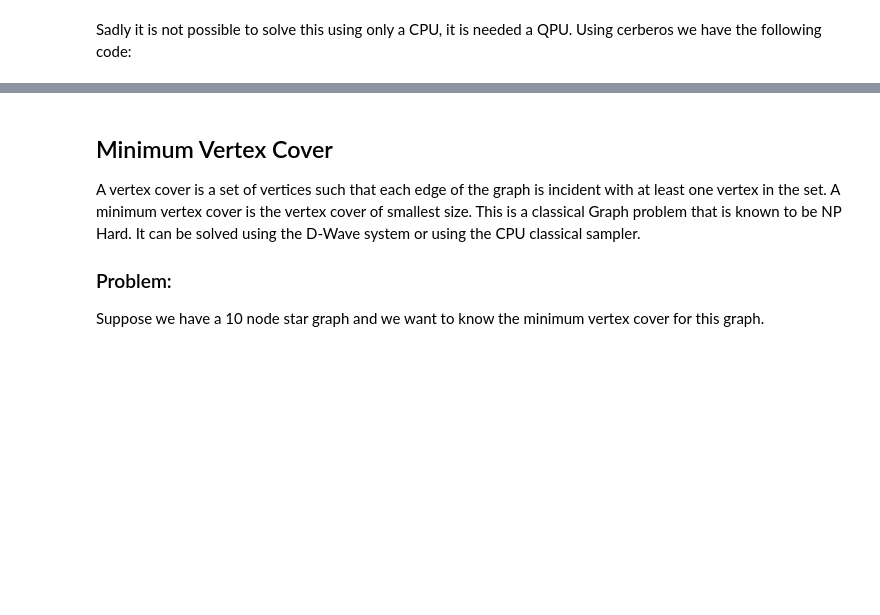
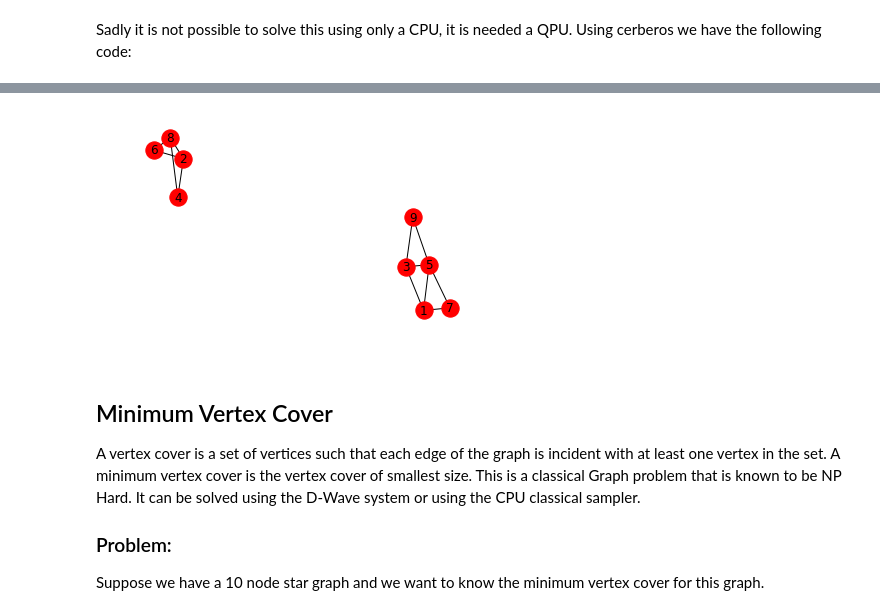
Before and after one commit to linneuholanda/dwave_tutorials, a Jupyter notebook: A_quick_tour_of_dwave_ocean.ipynb, the cells around one changed output, grey strips where cells are left out. Cells and saved outputs as stored; diff of their text form; code cells hidden in the pictures; blank space fills up the shorter version.

Commit message:
Added a simpler example of coloring

```diff
--- a/A_quick_tour_of_dwave_ocean.ipynb
+++ b/A_quick_tour_of_dwave_ocean.ipynb
@@ -266,0 +272,7 @@ plt.show()
+# %%
+SQ = nx.read_adjlist('Example.adj', delimiter= ',')
+plt.axis('off')
+nx.draw_networkx(SQ)
+plt.show()
+# %% [output]
+[figure, added]
```
Also changed, not shown: parts of 8 cells of this notebook, 1 other file.
